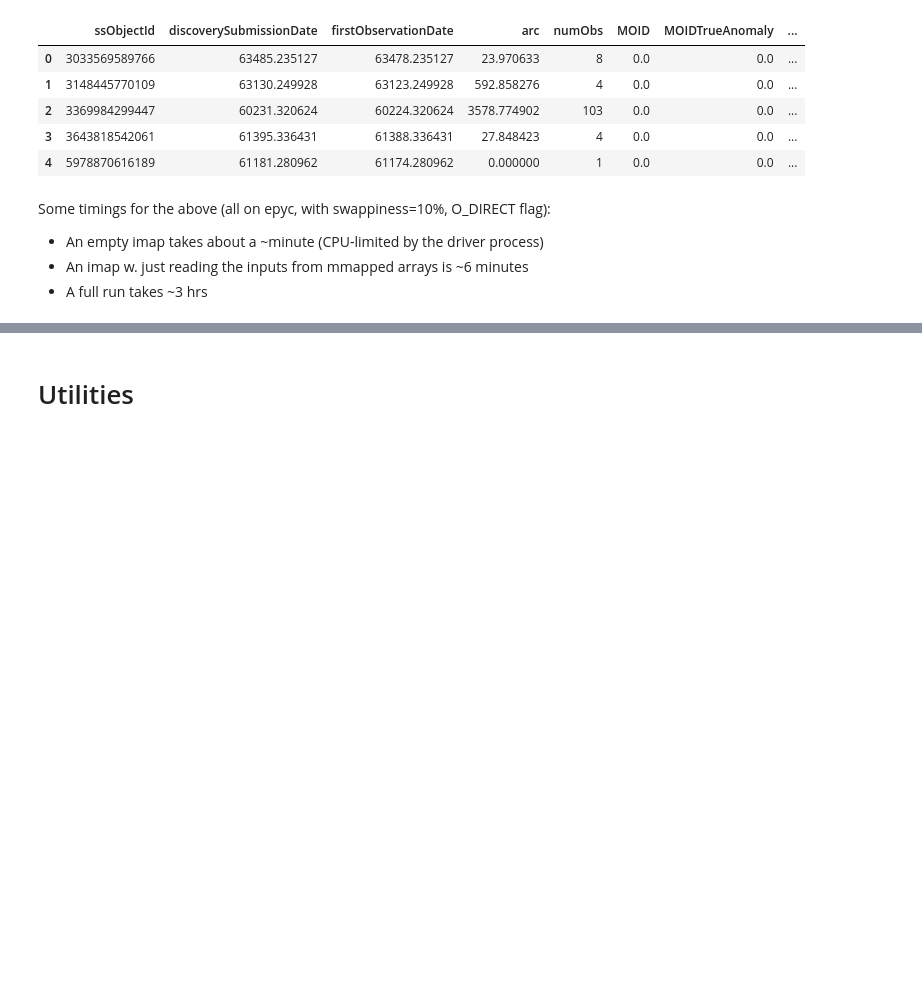
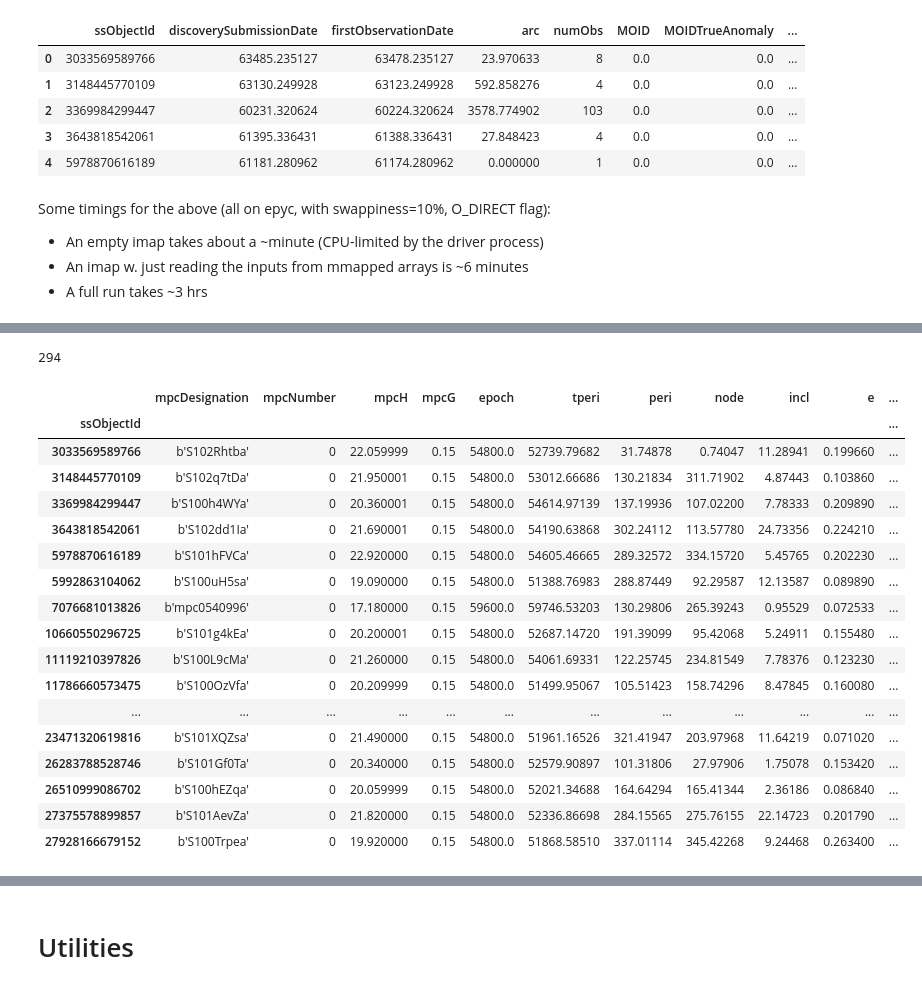
Before and after one commit to mjuric/ssp-ddpp, a Jupyter notebook: daily-data-products-pipeline.ipynb, the cells around one changed output, grey strips where cells are left out. Saved outputs shown, nothing was run; the diff lists cells and outputs as text; code cells hidden in the pictures; blank space fills up the shorter version.

```diff
--- a/daily-data-products-pipeline.ipynb
+++ b/daily-data-products-pipeline.ipynb
@@ -255,6 +261,9 @@ The strategy:
 # all input files
 import glob
 detFiles = glob.glob(f"{input_dir}/S*/visit-*.h5")
+
+if load_mpcorb:
+    detFiles = glob.glob(f"{input_dir}/mpcorb/visit-*.h5") + detFiles
 # %%
 def scanInputs(inputs):
     import tables
@@ -548,6 +564,26 @@ with open(f"{output_dir}/indices.pkl", "wb") as ff:
 ## Build the MPCORB Table
 # %% [markdown]
 Just read and reformat the S3M files (quick and dirty). Load everything into RAM (it's small).
+# %%
+def load_mpcorb_ssm():
+    dtyp={
+        "id": str,
+        "q": 'f8',
+        "e": 'f8',
+        "i": 'f8',
+        "O": 'f8',
+        "o": 'f8',
+        "tp": 'f8',
+        "H": 'f4',
+        "epoch": 'f8'
+    }
+    usecols=["id", "q", "e", "i", "O", "o", "tp", "H", "epoch"]
+    df = pd.read_csv("orbits/mpcorb_20220222_COM.ssm", header=None, skiprows=1,
+                     names="q e i O o tp epoch H id".split(),
+                     usecols=usecols,
+                     dtype=dtyp, delim_whitespace=True)
+    df["format"] = "COM"
+    return df
 # %%
 names=["id", "format", "q", "e", "i", "O", "o", "tp", "H", "epoch", "idx", "npar", "moid", "cc"]
 usecols=["id", "format", "q", "e", "i", "O", "o", "tp", "H", "epoch"]
@@ -576,9 +612,13 @@ for fn in tqdm(mpcinputs):
         df = pd.read_csv(fn, header=None, skiprows=2, names=names + ["_"], usecols=usecols, dtype=dtyp, delim_whitespace=True)
     dfs.append(df)
 
+if load_mpcorb:
+    dfs.append(load_mpcorb_ssm())
+
 df = pd.concat(dfs)
 del dfs
 
 nmpc = len(df)
 print(f"Loaded {nmpc} rows")
+df
 # %% [output]
@@ -965,0 +1027,3 @@ Some timings for the above (all on epyc, with swappiness=10%, O_DIRECT flag):
+# %%
+mpcdf = pd.DataFrame(mpc).set_index("ssObjectId")
+mpcdf
@@ -965,0 +1554,49 @@ Some timings for the above (all on epyc, with swappiness=10%, O_DIRECT flag):
+# %%
+NUM = 500
+# index of the discovery observation
+disc = np.full(NUM, -1, dtype=int)
+
+np.random.seed(42)
+#ids = np.random.randint(len(splits), size=NUM)
+ids = range(NUM)
+
+night1 = night0 + 365
+
+for _ii, _k in tqdm(enumerate(ids), total=NUM):
+    ii = splits[_k]
+    df2 = pd.DataFrame(dia[["midPointTai", "ra", "decl"]][ii])
+    df2["night"] = df2["midPointTai"].astype(int)
+    df2["idx"] = ii
+#    df2 = df2.query("midPointTai < @night1")
+    if len(df2):
+        trk = df2.groupby("night").apply(hasTracklet)
+        discIdx, discNight = discoveryOpportunities(trk)
+        if discIdx is not None:
+            discN = discNight[discIdx]
+            disc[_ii] = df2.query("night == @discN").sort_values("midPointTai")["idx"].iloc[0]
+
+print((disc != -1).sum())
+#disc
+# %% [output]
+294
+# %%
+mpcdf.loc[obj["ssObjectId"][:20]]
+# %% [output]
+|  | mpcDesignation | mpcNumber | mpcH | mpcG | epoch | tperi | peri | node | incl | e | ... |
+| ssObjectId |  |  |  |  |  |  |  |  |  |  | ... |
+| 3033569589766 | b'S102Rhtba' | 0 | 22.059999 | 0.15 | 54800.0 | 52739.79682 | 31.74878 | 0.74047 | 11.28941 | 0.199660 | ... |
+| 3148445770109 | b'S102q7tDa' | 0 | 21.950001 | 0.15 | 54800.0 | 53012.66686 | 130.21834 | 311.71902 | 4.87443 | 0.103860 | ... |
+| 3369984299447 | b'S100h4WYa' | 0 | 20.360001 | 0.15 | 54800.0 | 54614.97139 | 137.19936 | 107.02200 | 7.78333 | 0.209890 | ... |
+| 3643818542061 | b'S102dd1Ia' | 0 | 21.690001 | 0.15 | 54800.0 | 54190.63868 | 302.24112 | 113.57780 | 24.73356 | 0.224210 | ... |
+| 5978870616189 | b'S101hFVCa' | 0 | 22.920000 | 0.15 | 54800.0 | 54605.46665 | 289.32572 | 334.15720 | 5.45765 | 0.202230 | ... |
+| 5992863104062 | b'S100uH5sa' | 0 | 19.090000 | 0.15 | 54800.0 | 51388.76983 | 288.87449 | 92.29587 | 12.13587 | 0.089890 | ... |
+| 7076681013826 | b'mpc0540996' | 0 | 17.180000 | 0.15 | 59600.0 | 59746.53203 | 130.29806 | 265.39243 | 0.95529 | 0.072533 | ... |
+| 10660550296725 | b'S101g4kEa' | 0 | 20.200001 | 0.15 | 54800.0 | 52687.14720 | 191.39099 | 95.42068 | 5.24911 | 0.155480 | ... |
+| 11119210397826 | b'S100L9cMa' | 0 | 21.260000 | 0.15 | 54800.0 | 54061.69331 | 122.25745 | 234.81549 | 7.78376 | 0.123230 | ... |
+| 11786660573475 | b'S100OzVfa' | 0 | 20.209999 | 0.15 | 54800.0 | 51499.95067 | 105.51423 | 158.74296 | 8.47845 | 0.160080 | ... |
+| ... | ... | ... | ... | ... | ... | ... | ... | ... | ... | ... | ... |
+| 23471320619816 | b'S101XQZsa' | 0 | 21.490000 | 0.15 | 54800.0 | 51961.16526 | 321.41947 | 203.97968 | 11.64219 | 0.071020 | ... |
+| 26283788528746 | b'S101Gf0Ta' | 0 | 20.340000 | 0.15 | 54800.0 | 52579.90897 | 101.31806 | 27.97906 | 1.75078 | 0.153420 | ... |
+| 26510999086702 | b'S100hEZqa' | 0 | 20.059999 | 0.15 | 54800.0 | 52021.34688 | 164.64294 | 165.41344 | 2.36186 | 0.086840 | ... |
+| 27375578899857 | b'S101AevZa' | 0 | 21.820000 | 0.15 | 54800.0 | 52336.86698 | 284.15565 | 275.76155 | 22.14723 | 0.201790 | ... |
+| 27928166679152 | b'S100Trpea' | 0 | 19.920000 | 0.15 | 54800.0 | 51868.58510 | 337.01114 | 345.42268 | 9.24468 | 0.263400 | ... |
```
Also changed, not shown: parts of 34 cells of this notebook.
